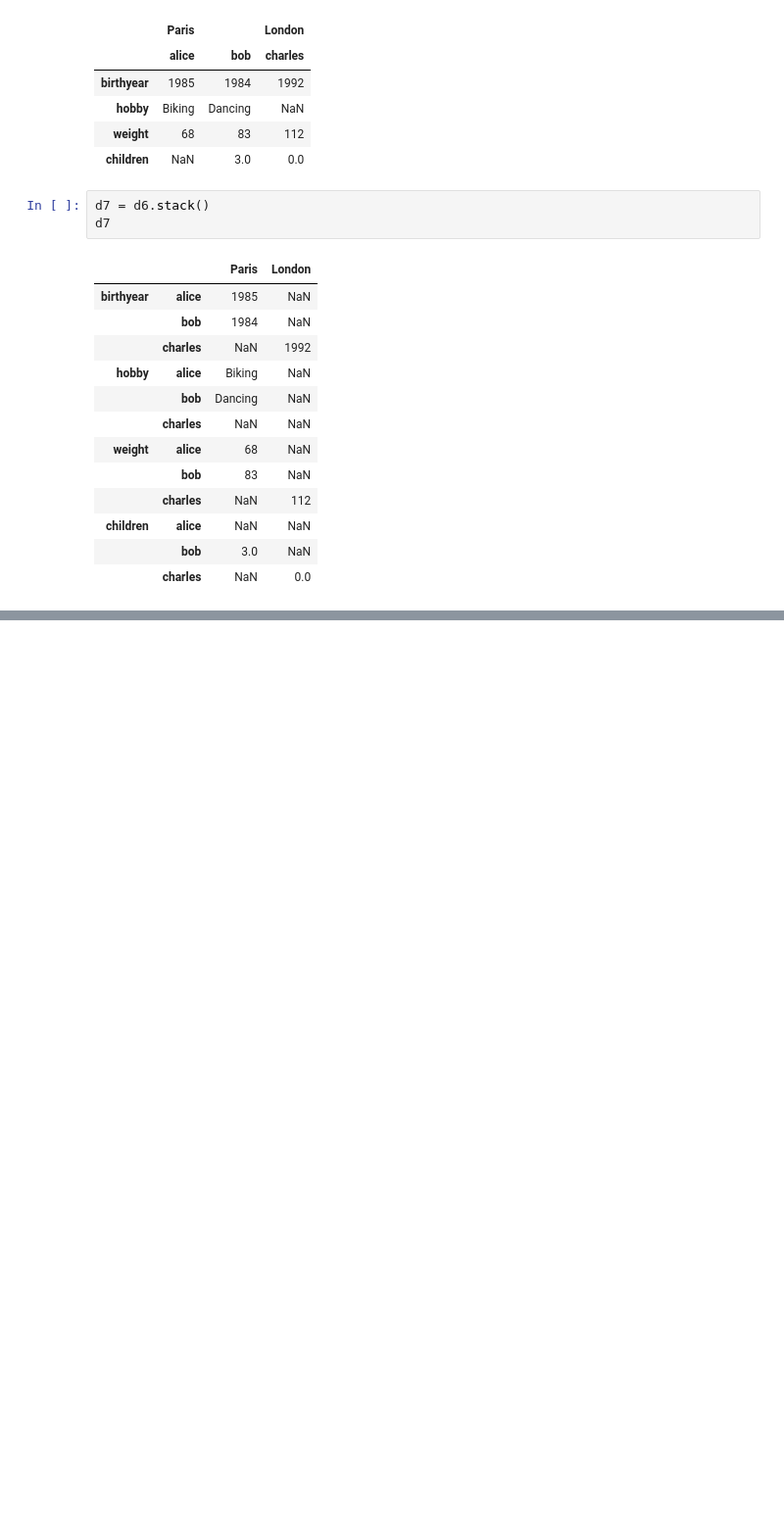
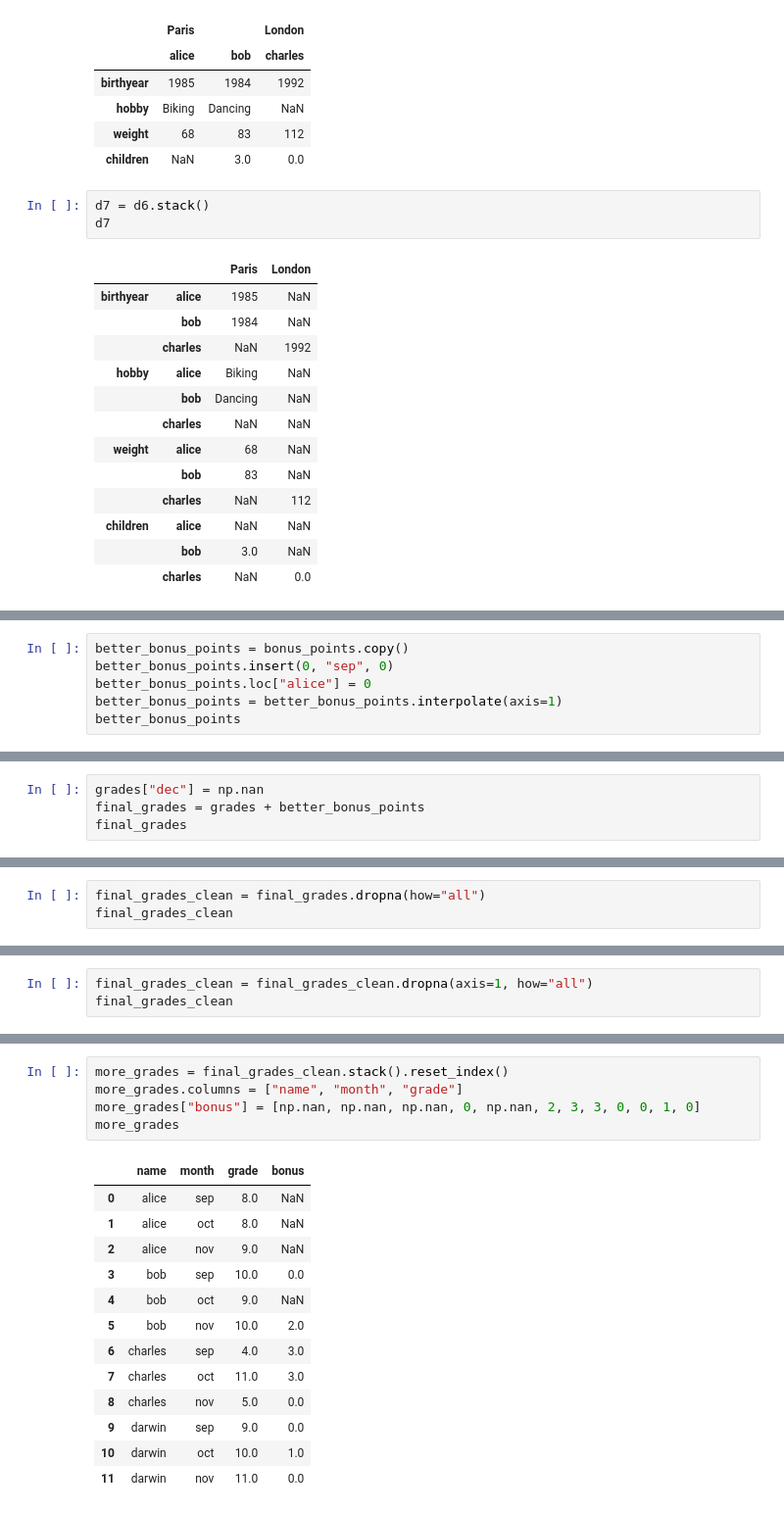
Before and after one commit to AlexBros99/panda_warm_up, a Jupyter notebook: main.ipynb, the cells around one changed output, grey strips where cells are left out. Shown at 98% size. Cells and saved outputs as stored; diff of their text form; blank space fills up the shorter version.

```diff
--- a/main.ipynb
+++ b/main.ipynb
@@ -312,0 +540,6 @@ d7
+# %%
+better_bonus_points = bonus_points.copy()
+better_bonus_points.insert(0, "sep", 0)
+better_bonus_points.loc["alice"] = 0
+better_bonus_points = better_bonus_points.interpolate(axis=1)
+better_bonus_points
@@ -312,0 +562,4 @@ d7
+# %%
+grades["dec"] = np.nan
+final_grades = grades + better_bonus_points
+final_grades
@@ -312,0 +573,3 @@ d7
+# %%
+final_grades_clean = final_grades.dropna(how="all")
+final_grades_clean
@@ -312,0 +582,3 @@ d7
+# %%
+final_grades_clean = final_grades_clean.dropna(axis=1, how="all")
+final_grades_clean
@@ -312,0 +621,19 @@ d7
+# %%
+more_grades = final_grades_clean.stack().reset_index()
+more_grades.columns = ["name", "month", "grade"]
+more_grades["bonus"] = [np.nan, np.nan, np.nan, 0, np.nan, 2, 3, 3, 0, 0, 1, 0]
+more_grades
+# %% [output]
+|  | name | month | grade | bonus |
+| 0 | alice | sep | 8.0 | NaN |
+| 1 | alice | oct | 8.0 | NaN |
+| 2 | alice | nov | 9.0 | NaN |
+| 3 | bob | sep | 10.0 | 0.0 |
+| 4 | bob | oct | 9.0 | NaN |
+| 5 | bob | nov | 10.0 | 2.0 |
+| 6 | charles | sep | 4.0 | 3.0 |
+| 7 | charles | oct | 11.0 | 3.0 |
+| 8 | charles | nov | 5.0 | 0.0 |
+| 9 | darwin | sep | 9.0 | 0.0 |
+| 10 | darwin | oct | 10.0 | 1.0 |
+| 11 | darwin | nov | 11.0 | 0.0 |
```
Also changed, not shown: parts of 39 cells of this notebook.
